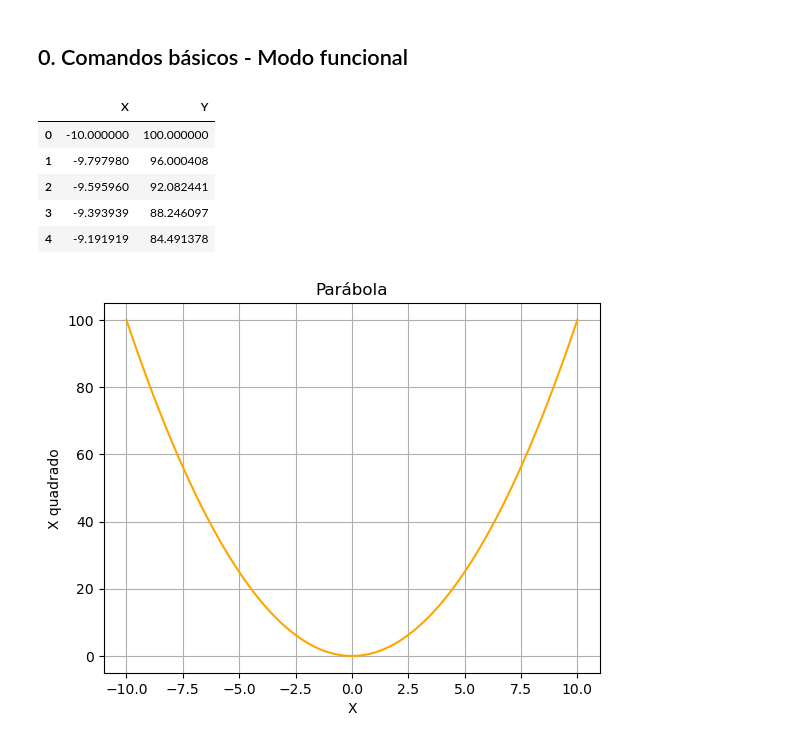
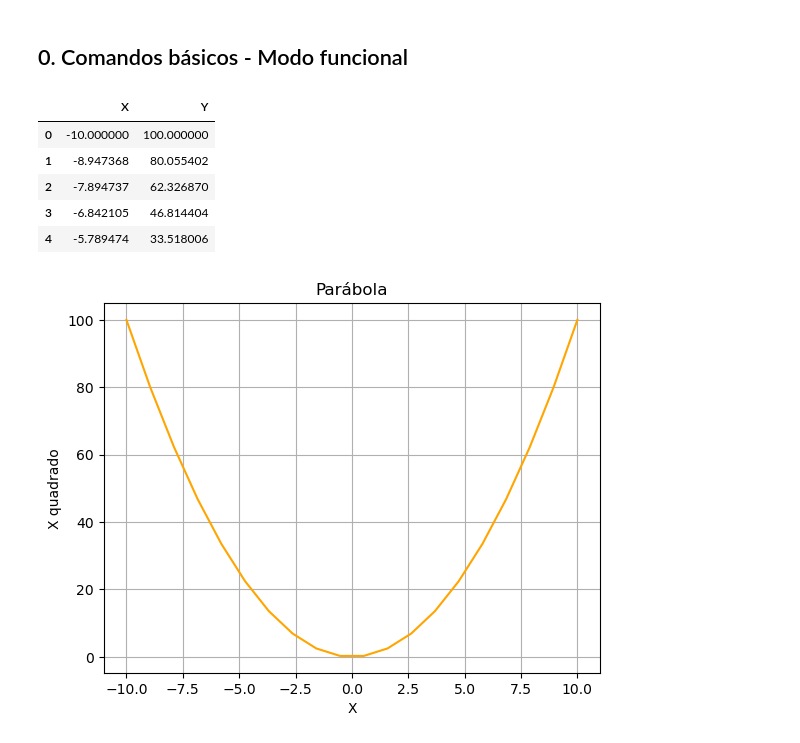
Before and after one commit to katrips/treinamento_python, a Jupyter notebook: Notebooks/3. matplotlib/1. Introdução e Conceitos_matplotlib.ipynb, the cells around one changed output. Saved outputs shown, nothing was run; the diff lists cells and outputs as text; code cells hidden in the pictures.

```diff
--- a/Notebooks/3. matplotlib/1. Introdução e Conceitos_matplotlib.ipynb
+++ b/Notebooks/3. matplotlib/1. Introdução e Conceitos_matplotlib.ipynb
@@ -25,26 +25,26 @@ Há dois modos de utilizar o matplotlib:
 # %%
 df_xquadrado = pd.DataFrame(
     {
-        "X": np.linspace(-10, 10, 100), # Cria uma sequencia de -10 até 10 com 100 números igualmente espaçados
+        "X": np.linspace(-10, 10, 20), # Cria uma sequencia de -10 até 10 com 100 números igualmente espaçados
     }
 )
 df_xquadrado["Y"] = df_xquadrado["X"].apply(np.square) # Cria uma coluna y = x^2
 
 df_xcubo = pd.DataFrame(
     {
-        "X": np.linspace(-10, 10, 100), # Cria uma sequencia de -10 até 10 com 100 números igualmente espaçados
+        "X": np.linspace(-10, 10, 20), # Cria uma sequencia de -10 até 10 com 100 números igualmente espaçados
     }
 )
 df_xcubo["Y"] = df_xcubo["X"].apply(lambda x: x**3) # Cria uma coluna y = x^3
 
 df_xquadrado.head()
 # %% [output]
 |  | X | Y |
 | 0 | -10.000000 | 100.000000 |
-| 1 | -9.797980 | 96.000408 |
-| 2 | -9.595960 | 92.082441 |
-| 3 | -9.393939 | 88.246097 |
-| 4 | -9.191919 | 84.491378 |
+| 1 | -8.947368 | 80.055402 |
+| 2 | -7.894737 | 62.326870 |
+| 3 | -6.842105 | 46.814404 |
+| 4 | -5.789474 | 33.518006 |
 # %%
 plt.plot(df_xquadrado["X"], df_xquadrado["Y"], "orange")
 plt.xlabel("X")
```
Also changed, not shown: parts of 11 cells of this notebook, 11 other files.
